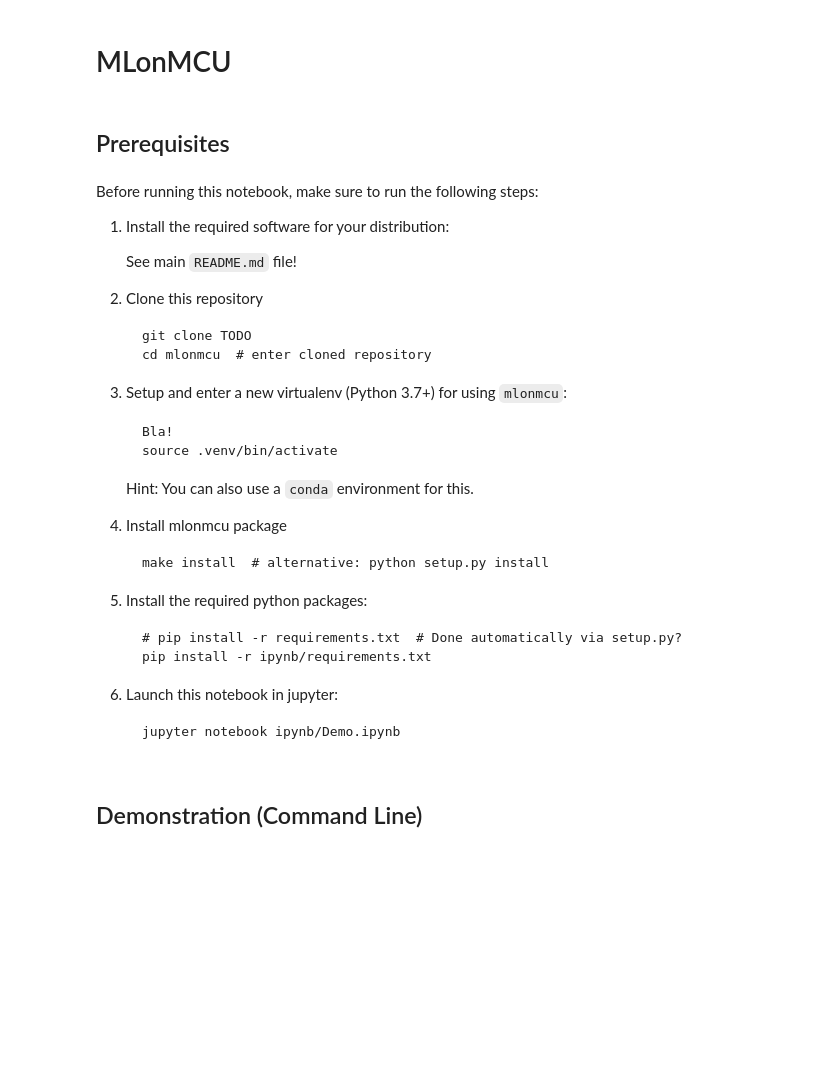
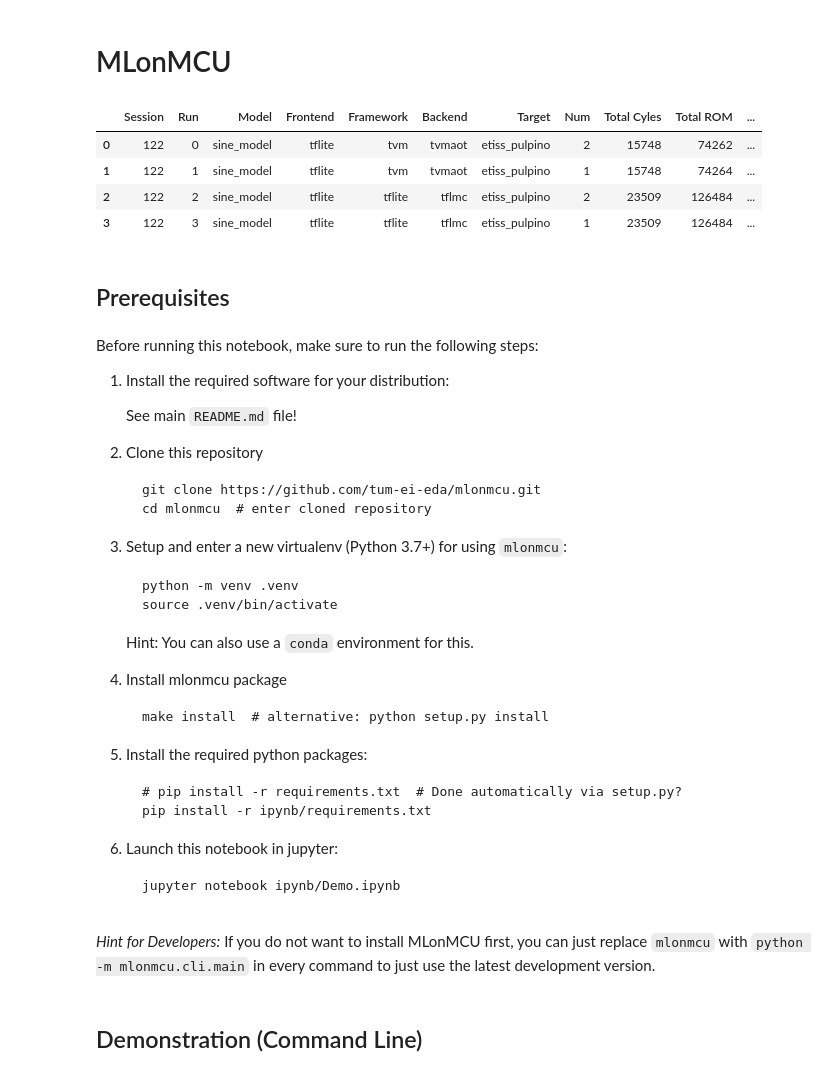
Before and after one commit to tum-ei-eda/mlonmcu, a Jupyter notebook: ipynb/Demo.ipynb, the cells around one changed output. Cells and saved outputs as stored; diff of their text form; code cells hidden in the pictures; blank space fills up the shorter version.

````diff
--- a/ipynb/Demo.ipynb
+++ b/ipynb/Demo.ipynb
@@ -1,5 +1,29 @@
 # %% [markdown]
 # MLonMCU
+# %%
+import glob
+import os
+
+def find_newest_report():
+    home = os.getenv("MLONMCU_HOME")
+    list_of_files = glob.glob(os.path.join(home, "out", "*")) # * means all if need specific format then *.csv
+    latest_file = max(list_of_files, key=os.path.getctime)
+    return latest_file
+
+import pandas as pd
+
+def visualize_latest_report():
+    report_file = find_newest_report()
+    df = pd.read_csv(report_file, sep=",")
+    return df
+# %%
+visualize_latest_report()
+# %% [output]
+|  | Session | Run | Model | Frontend | Framework | Backend | Target | Num | Total Cyles | Total ROM | ... |
+| 0 | 122 | 0 | sine_model | tflite | tvm | tvmaot | etiss_pulpino | 2 | 15748 | 74262 | ... |
+| 1 | 122 | 1 | sine_model | tflite | tvm | tvmaot | etiss_pulpino | 1 | 15748 | 74264 | ... |
+| 2 | 122 | 2 | sine_model | tflite | tflite | tflmc | etiss_pulpino | 2 | 23509 | 126484 | ... |
+| 3 | 122 | 3 | sine_model | tflite | tflite | tflmc | etiss_pulpino | 1 | 23509 | 126484 | ... |
 # %% [markdown]
 ## Prerequisites
 # %% [markdown]
@@ -12,14 +36,14 @@ Before running this notebook, make sure to run the following steps:
 2. Clone this repository
 
    ```
-   git clone TODO
+   git clone https://github.com/tum-ei-eda/mlonmcu.git
    cd mlonmcu  # enter cloned repository
    ```
 
 3. Setup and enter a new virtualenv (Python 3.7+) for using `mlonmcu`:
 
    ```
-   Bla!
+   python -m venv .venv
    source .venv/bin/activate
    ```
 
@@ -43,6 +67,8 @@ Before running this notebook, make sure to run the following steps:
    ```
    jupyter notebook ipynb/Demo.ipynb
    ```
+# %% [markdown]
+*Hint for Developers:* If you do not want to install MLonMCU first, you can just replace `mlonmcu` with `python -m mlonmcu.cli.main` in every command to just use the latest development version.
 # %% [markdown]
 ## Demonstration (Command Line)
 # %% [markdown]
````
Also changed, not shown: parts of 7 cells of this notebook.
